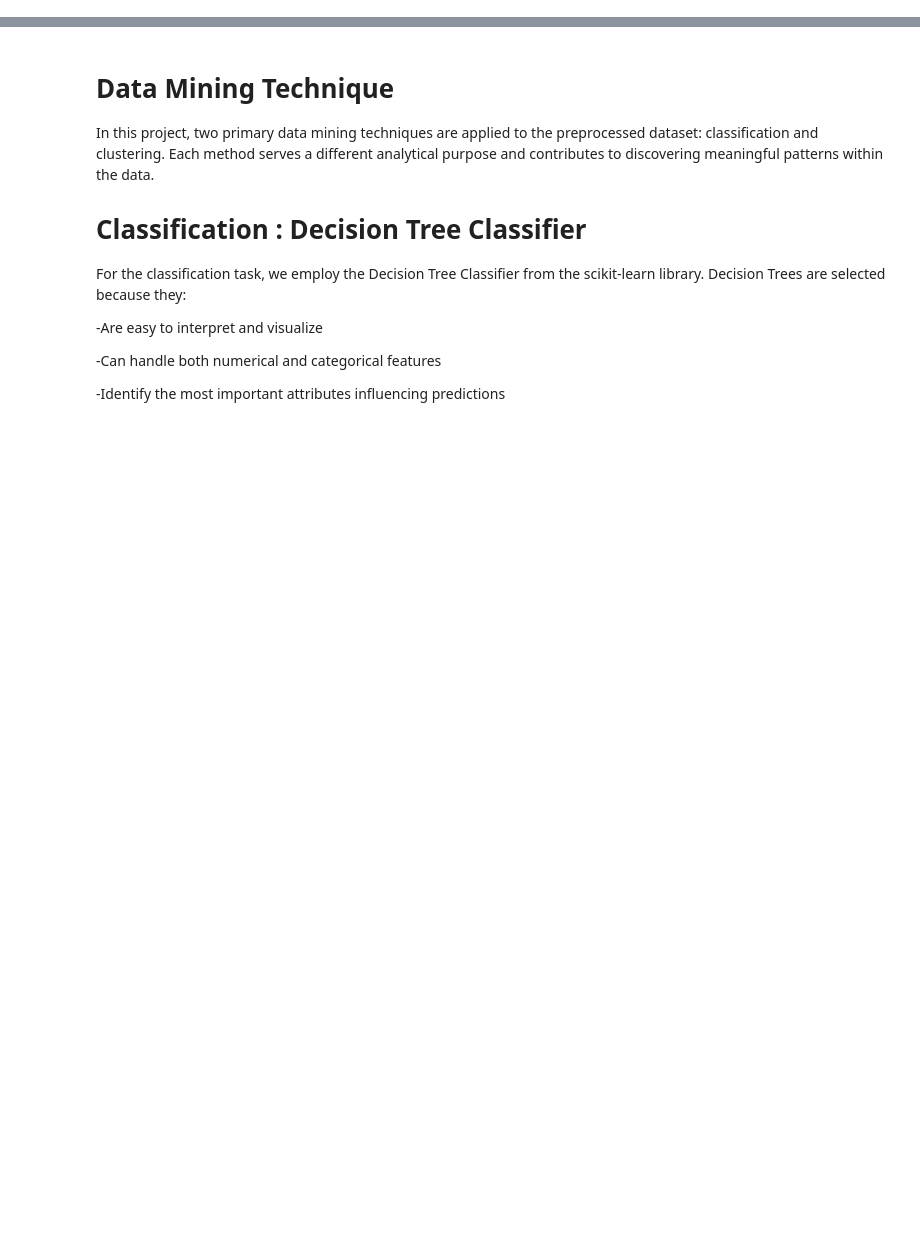
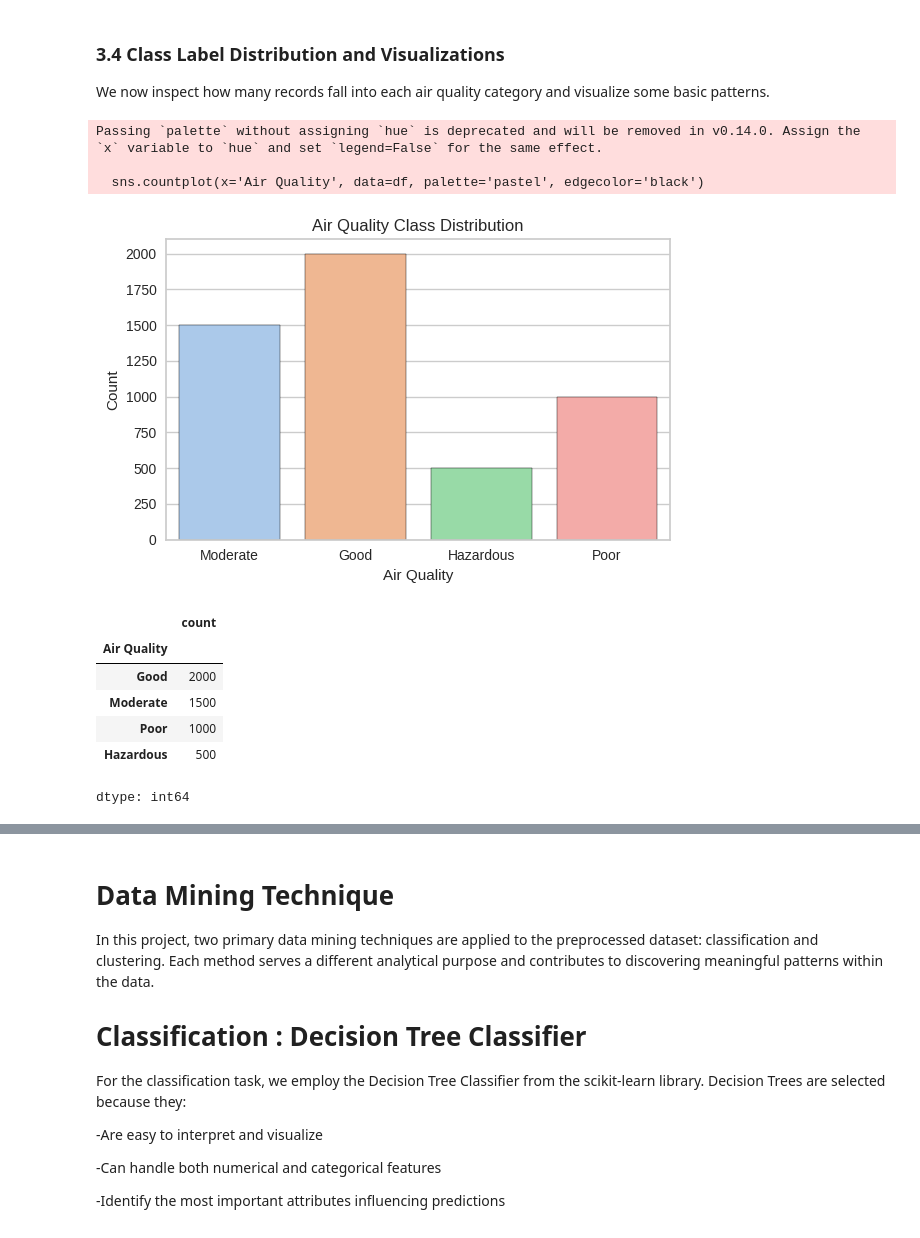
Before and after one commit to AdwaaNasser/DataMiningProject, a Jupyter notebook: Phase3.ipynb, the cells around one changed output, grey strips where cells are left out. Cells and saved outputs as stored; diff of their text form; code cells hidden in the pictures; blank space fills up the shorter version.

```diff
--- a/Phase3.ipynb
+++ b/Phase3.ipynb
@@ -12,0 +77,12 @@ import seaborn as sns
+# %%
+import pandas as pd
+import numpy as np
+import matplotlib.pyplot as plt
+import seaborn as sns
+
+# Load the original air quality dataset (same source used in Phase 2)
+df = pd.read_csv("https://raw.githubusercontent.com/leenmq05/Xxxx/e26d89f2d5a15177f3b20571bf00e85b3219b78a/updated_pollution_dataset.csv")
+
+print("Number of attributes:", len(df.columns))
+print("Number of records:", len(df))
+df.head()
@@ -12,0 +189,27 @@ import seaborn as sns
+# %% [markdown]
+### 3.4 Class Label Distribution and Visualizations
+
+We now inspect how many records fall into each air quality category and visualize some basic patterns.
+# %%
+# Distribution of the class label (Air Quality)
+plt.figure(figsize=(6,4))
+sns.countplot(x='Air Quality', data=df, palette='pastel', edgecolor='black')
+plt.title('Air Quality Class Distribution')
+plt.xlabel('Air Quality')
+plt.ylabel('Count')
+plt.tight_layout()
+plt.show()
+
+df['Air Quality'].value_counts()
+# %% [output]
+Passing `palette` without assigning `hue` is deprecated and will be removed in v0.14.0. Assign the `x` variable to `hue` and set `legend=False` for the same effect.
+
+  sns.countplot(x='Air Quality', data=df, palette='pastel', edgecolor='black')
+[figure, added]
+|  | count |
+| Air Quality |  |
+| Good | 2000 |
+| Moderate | 1500 |
+| Poor | 1000 |
+| Hazardous | 500 |
+dtype: int64
```
Also changed, not shown: parts of 34 cells of this notebook.
